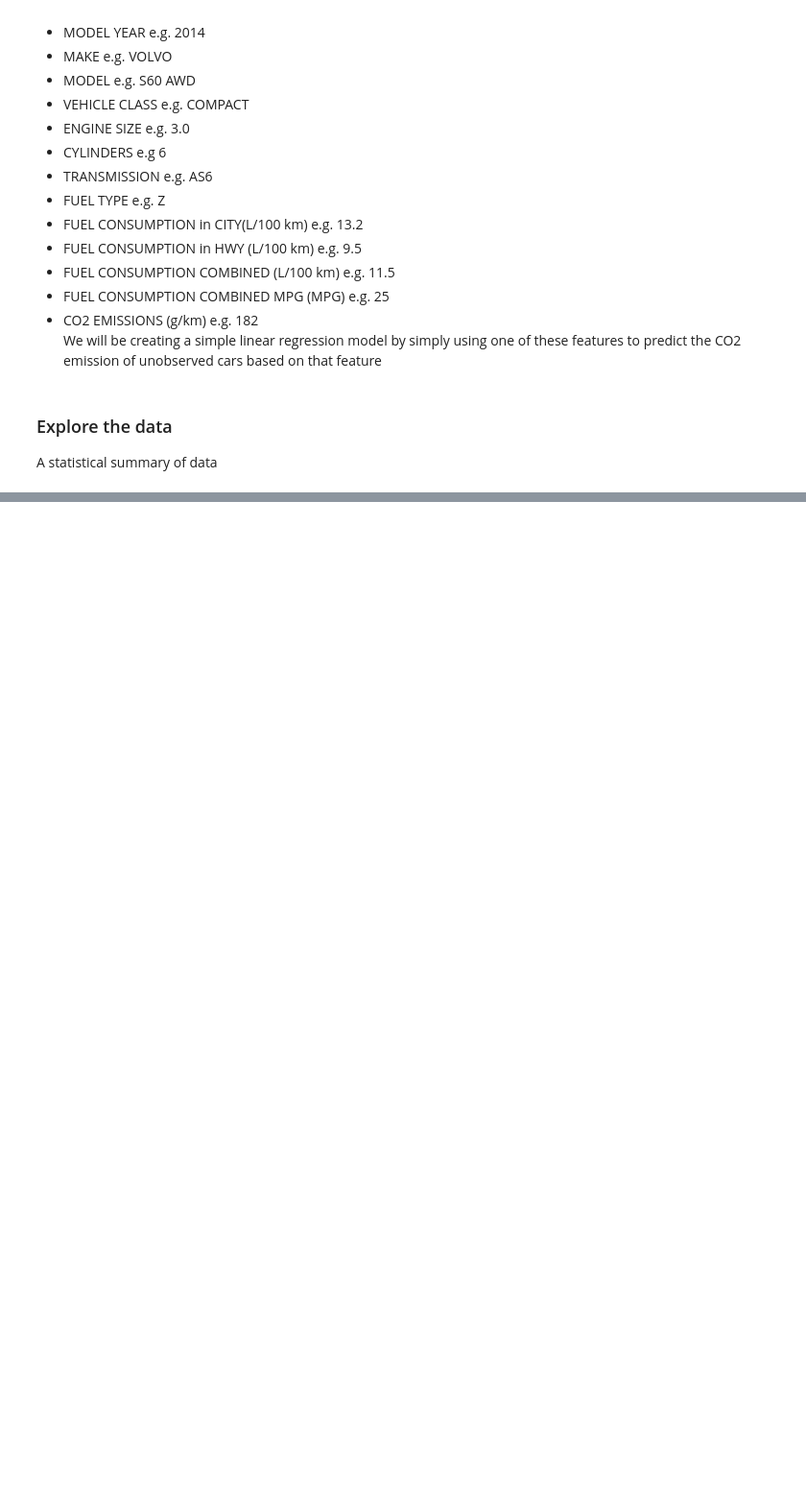
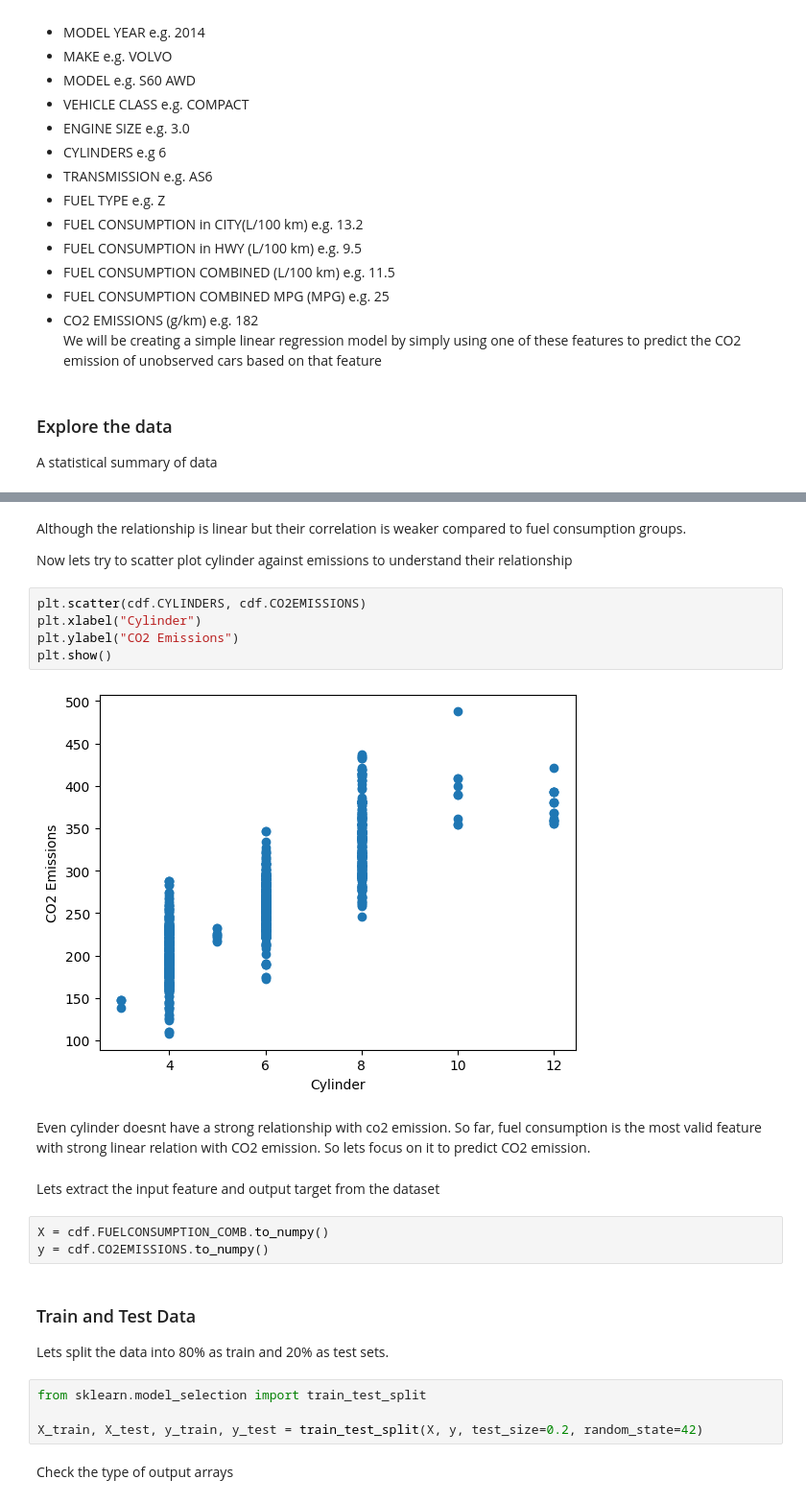
Before and after one commit to gos-apoorv/simple_linear_regression, a Jupyter notebook: linear_regression.ipynb, the cells around one changed output, grey strips where cells are left out. Shown at 96% size. Drawn from its saved outputs; the diff is of its cells as text; blank space fills up the shorter version.

```diff
--- a/linear_regression.ipynb
+++ b/linear_regression.ipynb
@@ -83,0 +138,27 @@ df.describe()
+# %% [markdown]
+Although the relationship is linear but their correlation is weaker compared to fuel consumption groups.
+
+Now lets try to scatter plot cylinder against emissions to understand their relationship
+# %%
+plt.scatter(cdf.CYLINDERS, cdf.CO2EMISSIONS)
+plt.xlabel("Cylinder")
+plt.ylabel("CO2 Emissions")
+plt.show()
+# %% [output]
+[figure, added]
+# %% [markdown]
+Even cylinder doesnt have a strong relationship with co2 emission. So far, fuel consumption is the most valid feature with strong linear relation with CO2 emission. So lets focus on it to predict CO2 emission.
+# %% [markdown]
+Lets extract the input feature and output target from the dataset
+# %%
+X = cdf.FUELCONSUMPTION_COMB.to_numpy()
+y = cdf.CO2EMISSIONS.to_numpy()
+# %% [markdown]
+### Train and Test Data
+Lets split the data into 80% as train and 20% as test sets.
+# %%
+from sklearn.model_selection import train_test_split
+
+X_train, X_test, y_train, y_test = train_test_split(X, y, test_size=0.2, random_state=42)
+# %% [markdown]
+Check the type of output arrays
```
Also changed, not shown: parts of 26 cells of this notebook.
